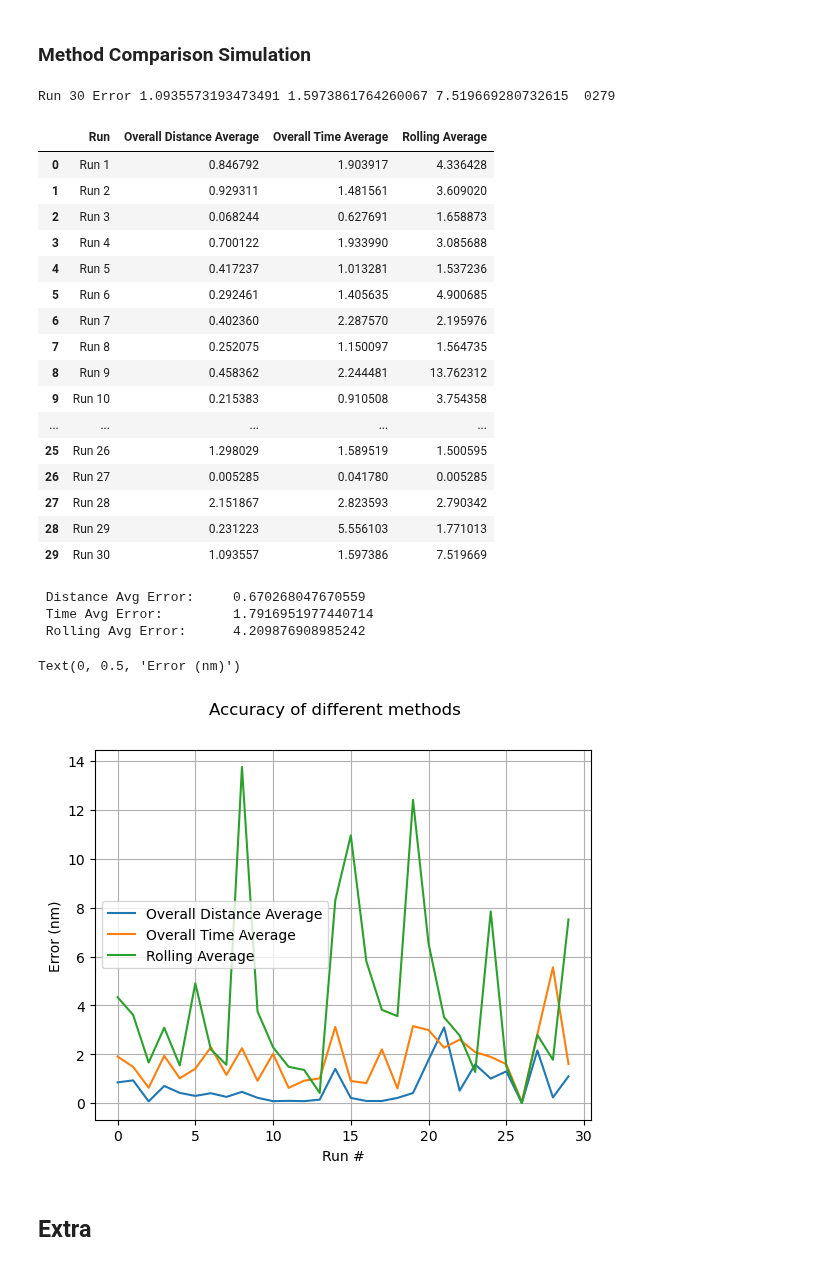
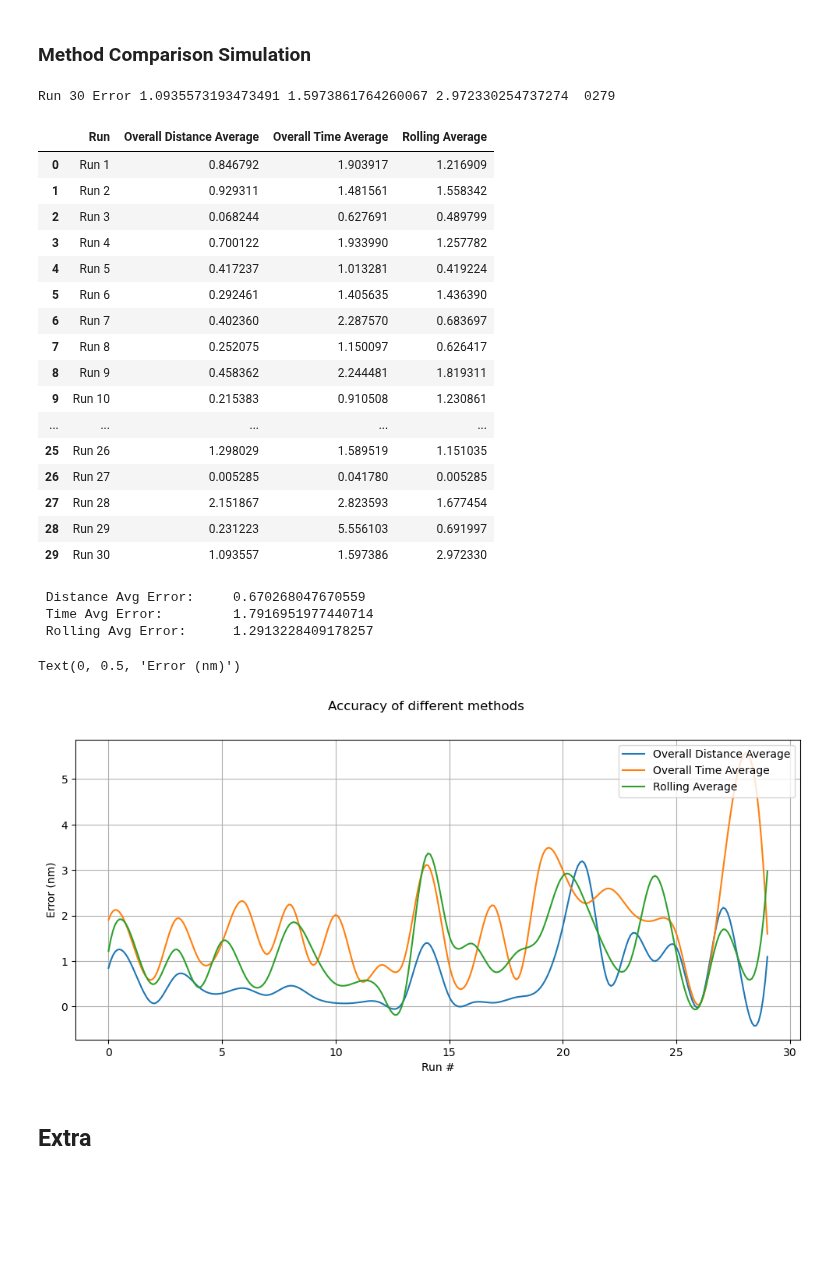
Before and after one commit to eliu420/photon-range-estimator, a Jupyter notebook: test_loop.ipynb, the cells around one changed output. Saved outputs shown, nothing was run; the diff lists cells and outputs as text; code cells hidden in the pictures; blank space fills up the shorter version.

Commit message:
added smoothing function to graph

```diff
--- a/test_loop.ipynb
+++ b/test_loop.ipynb
@@ -72,7 +72,7 @@ file_summary
 ### Testing
 # %%
 """Import Data from file manager"""
-df = testing().add_variables(runs_dict['Run 26'])
+df = testing().add_variables(runs_dict['Run 29'])
 
 # """Alternately, direct import from csv file"""
 # file_path, rows_to_read = 'data/L230414.CSV', range(300, 3300)
@@ -88,8 +88,8 @@ for i in range(len(df)):
     dataStream = testing().parse_csv(df.iloc[i])
 
     # range_estimator.overall_dist_avg(dataStream)
-    range_estimator.overall_time_avg(dataStream)
-    # range_estimator.rolling_avg(dataStream)
+    # range_estimator.overall_time_avg(dataStream)
+    range_estimator.rolling_avg(dataStream)
 
     # print('Battery Remaining = %.1f percent | Range Remaining = %.1f nm'
     #       % (dataStream['soc'], range_estimator.range_remaining), end=' \r')
@@ -174,51 +195,63 @@ error_summary = pd.DataFrame({
     'Rolling Average': accuracies3
 })
 # %% [output]
-Run 30 Error 1.0935573193473491 1.5973861764260067 7.519669280732615  0279
+Run 30 Error 1.0935573193473491 1.5973861764260067 2.972330254737274  0279
 # %%
 error_summary
 # %% [output]
 |  | Run | Overall Distance Average | Overall Time Average | Rolling Average |
-| 0 | Run 1 | 0.846792 | 1.903917 | 4.336428 |
-| 1 | Run 2 | 0.929311 | 1.481561 | 3.609020 |
-| 2 | Run 3 | 0.068244 | 0.627691 | 1.658873 |
-| 3 | Run 4 | 0.700122 | 1.933990 | 3.085688 |
-| 4 | Run 5 | 0.417237 | 1.013281 | 1.537236 |
-| 5 | Run 6 | 0.292461 | 1.405635 | 4.900685 |
-| 6 | Run 7 | 0.402360 | 2.287570 | 2.195976 |
-| 7 | Run 8 | 0.252075 | 1.150097 | 1.564735 |
-| 8 | Run 9 | 0.458362 | 2.244481 | 13.762312 |
-| 9 | Run 10 | 0.215383 | 0.910508 | 3.754358 |
+| 0 | Run 1 | 0.846792 | 1.903917 | 1.216909 |
+| 1 | Run 2 | 0.929311 | 1.481561 | 1.558342 |
+| 2 | Run 3 | 0.068244 | 0.627691 | 0.489799 |
+| 3 | Run 4 | 0.700122 | 1.933990 | 1.257782 |
+| 4 | Run 5 | 0.417237 | 1.013281 | 0.419224 |
+| 5 | Run 6 | 0.292461 | 1.405635 | 1.436390 |
+| 6 | Run 7 | 0.402360 | 2.287570 | 0.683697 |
+| 7 | Run 8 | 0.252075 | 1.150097 | 0.626417 |
+| 8 | Run 9 | 0.458362 | 2.244481 | 1.819311 |
+| 9 | Run 10 | 0.215383 | 0.910508 | 1.230861 |
 | ... | ... | ... | ... | ... |
-| 25 | Run 26 | 1.298029 | 1.589519 | 1.500595 |
+| 25 | Run 26 | 1.298029 | 1.589519 | 1.151035 |
 | 26 | Run 27 | 0.005285 | 0.041780 | 0.005285 |
-| 27 | Run 28 | 2.151867 | 2.823593 | 2.790342 |
-| 28 | Run 29 | 0.231223 | 5.556103 | 1.771013 |
-| 29 | Run 30 | 1.093557 | 1.597386 | 7.519669 |
+| 27 | Run 28 | 2.151867 | 2.823593 | 1.677454 |
+| 28 | Run 29 | 0.231223 | 5.556103 | 0.691997 |
+| 29 | Run 30 | 1.093557 | 1.597386 | 2.972330 |
 # %%
 print('\n',
       'Distance Avg Error:    ', error_summary['Overall Distance Average'].mean(), '\n',
       'Time Avg Error:        ', error_summary['Overall Time Average'].mean(), '\n',
       'Rolling Avg Error:     ', error_summary['Rolling Average'].mean())
 
-plt.plot(error_summary.index,
-         error_summary['Overall Distance Average'],
-         error_summary.index,
-         error_summary['Overall Time Average'],
-         error_summary.index,
-         error_summary['Rolling Average']
+x = error_summary.index
+y1 = error_summary['Overall Distance Average']
+y2 = error_summary['Overall Time Average']
+y3 = error_summary['Rolling Average']
+
+num = len(error_summary)*10
+x_smooth = np.linspace(np.min(x), np.max(x), num)
+bspline1 = interpolate.make_interp_spline(x, y1)
+bspline2 = interpolate.make_interp_spline(x, y2)
+bspline3 = interpolate.make_interp_spline(x, y3)
+y1_smooth = bspline1(x_smooth)
+y2_smooth = bspline2(x_smooth)
+y3_smooth = bspline3(x_smooth)
+
+plt.figure(figsize=(12,5))
+plt.plot(x_smooth, y1_smooth,
+         x_smooth, y2_smooth,
+         x_smooth, y3_smooth
          )
 plt.grid()
-plt.legend(error_summary.columns[1:])
+plt.legend(error_summary.columns[1:], loc='upper right')
 plt.suptitle('Accuracy of different methods')
 plt.xlabel('Run #')
 plt.ylabel('Error (nm)')
 # %% [output]
  Distance Avg Error:     0.670268047670559
  Time Avg Error:         1.7916951977440714
- Rolling Avg Error:      4.209876908985242
+ Rolling Avg Error:      1.2913228409178257
 Text(0, 0.5, 'Error (nm)')
-[figure, old version]
+[figure, new version]
 # %% [markdown]
 ## Extra
 # %%
```
Also changed, not shown: parts of 3 cells of this notebook.
